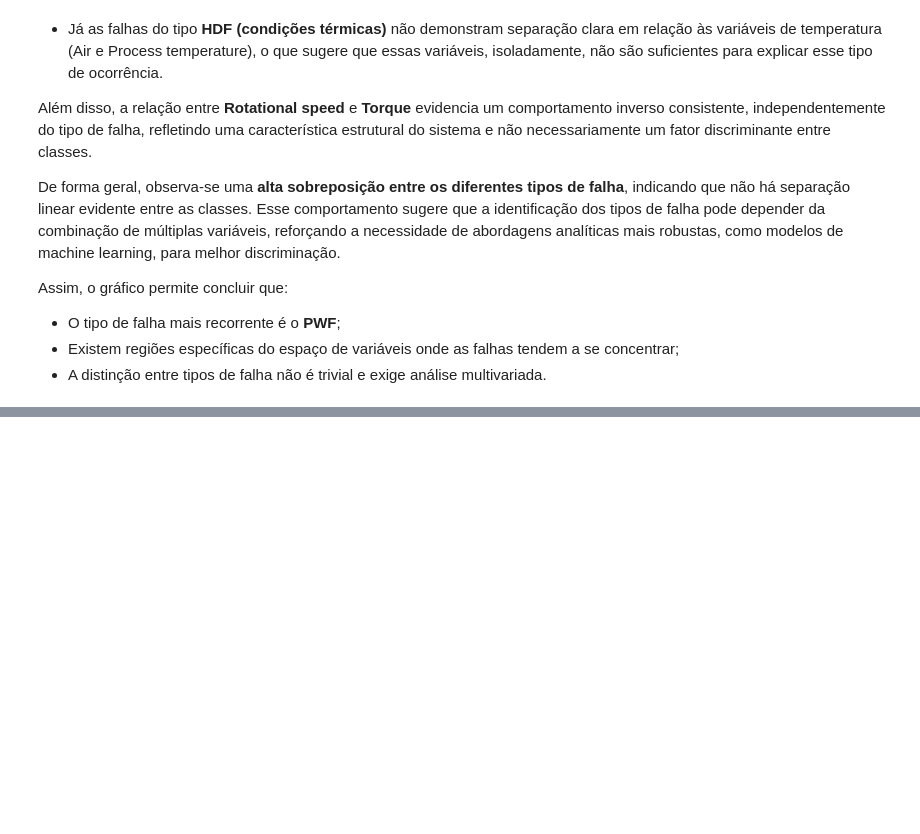
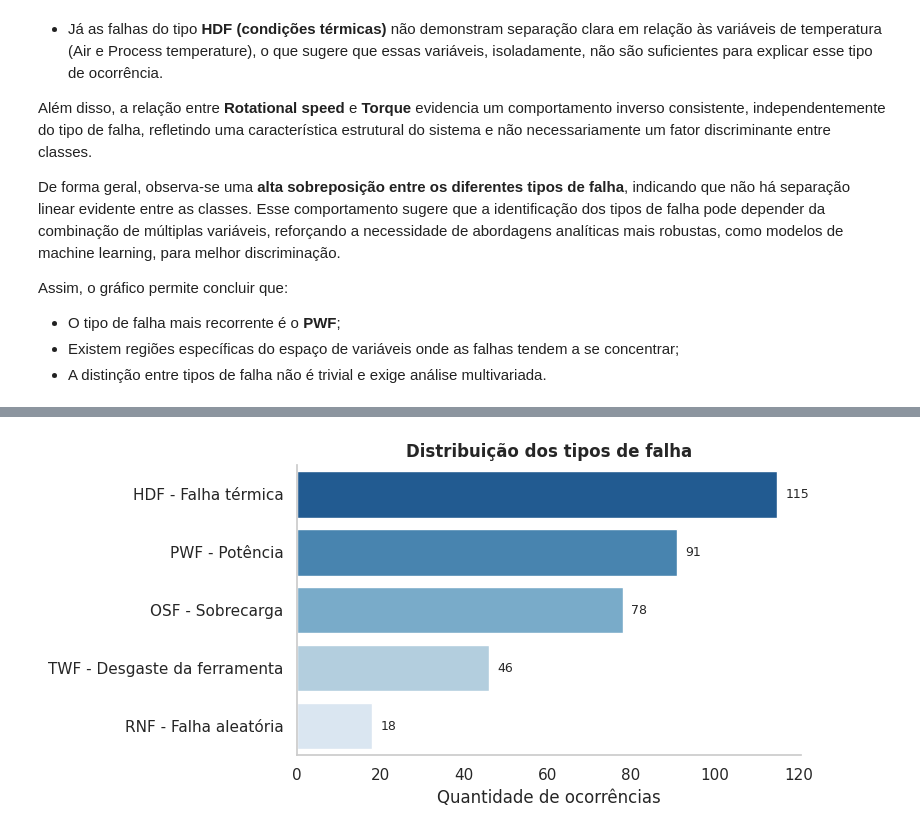
Before and after one commit to thaygorh/Analise-de-Dados-e-Boas-Praticas, a Jupyter notebook: mvp-analise-dados-e-boas-praticas.ipynb, the cells around one changed output, grey strips where cells are left out. Saved outputs shown, nothing was run; the diff lists cells and outputs as text; code cells hidden in the pictures; blank space fills up the shorter version.

```diff
--- a/mvp-analise-dados-e-boas-praticas.ipynb
+++ b/mvp-analise-dados-e-boas-praticas.ipynb
@@ -684,0 +695,28 @@ Assim, o gráfico permite concluir que:
+# %%
+# Contagem ordenada
+counts = df_failures['Failure Type'].value_counts()
+
+plt.figure(figsize=(8,4))
+
+ax = sns.barplot(
+    x=counts.values,
+    y=counts.index,
+    palette="Blues_r"  # gradiente elegante
+)
+
+# Adicionar valores
+for i, v in enumerate(counts.values):
+    ax.text(v + 2, i, str(v), va='center', fontsize=9)
+
+# Ajustes visuais
+plt.title("Distribuição dos tipos de falha", fontsize=12, weight='bold')
+plt.xlabel("Quantidade de ocorrências")
+plt.ylabel("")
+
+sns.despine()
+plt.grid(False)
+
+plt.tight_layout()
+plt.show()
+# %% [output]
+[figure, added]
```
Also changed, not shown: parts of 2 cells of this notebook.
